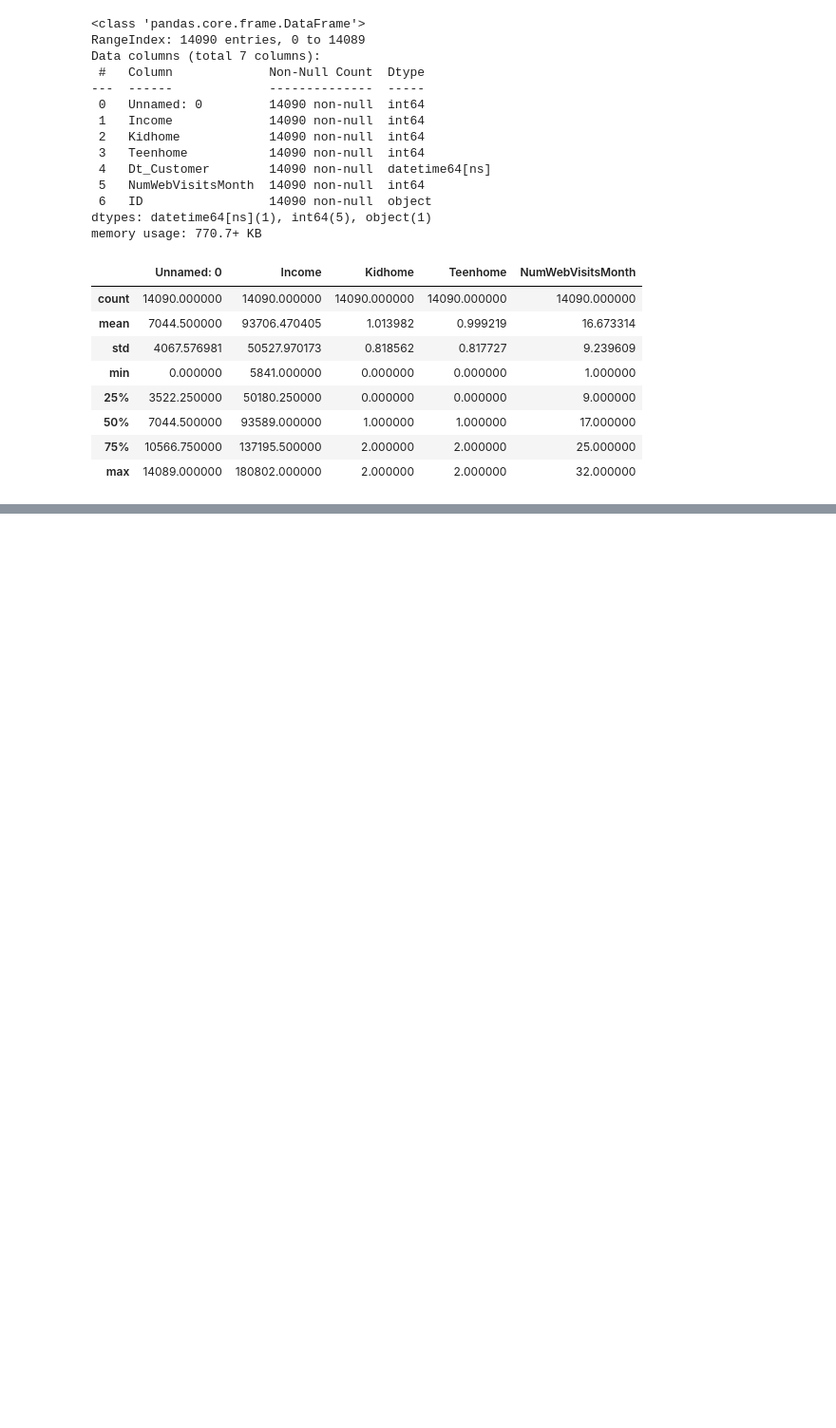
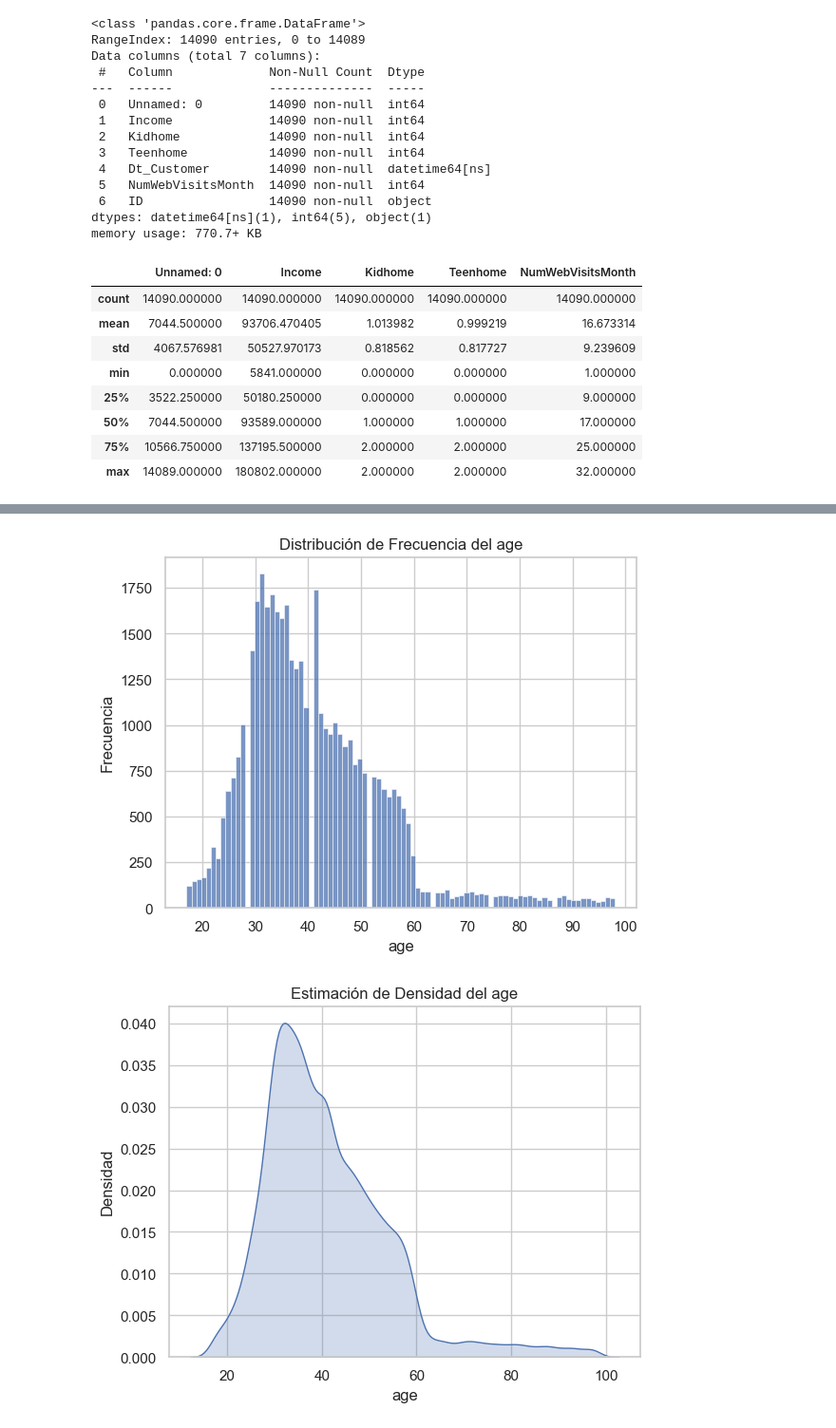
Before and after one commit to Carlolopespesia/Master-on-Data-Analytics, a Jupyter notebook: EDA Python/Cuaderno/cuaderno.ipynb, the cells around one changed output, grey strips where cells are left out. Shown at 95% size. Drawn from its saved outputs; the diff is of its cells as text; code cells hidden in the pictures; blank space fills up the shorter version.

```diff
--- a/EDA Python/Cuaderno/cuaderno.ipynb
+++ b/EDA Python/Cuaderno/cuaderno.ipynb
@@ -64,0 +164,9 @@ df_bank.describe()
+# %%
+print(df_bank_limpio.info())
+#Como los valores están ordenador de modo descendente, voy a sustituir los valores nulos por el valor inmediatamente superior que tengan. Ya que los valores no nulos tienen este órden de mayor a menor, los nulos también
+df_bank_limpio['euribor3m'] = df_bank_limpio['euribor3m'].fillna(method='ffill')
+print(df_bank_limpio['euribor3m'])
+print('Últimos 50 elementos de la columna')
+df_bank_limpio['euribor3m'].tail(50)
+print('NUEVOOO')
+print(df_bank_limpio.info())
@@ -64,0 +291,17 @@ df_bank.describe()
+# %%
+import pandas as pd
+
+# Asumiendo que df_bank_limpio es el DataFrame que contiene los datos
+# df = pd.read_csv('tu_archivo.csv')
+
+# Limpiar y convertir las columnas a float64
+for col in ['cons.price.idx', 'cons.conf.idx', 'euribor3m', 'nr.employed']:
+    # Primero, reemplaza las comas por puntos si es el caso (común en datasets europeos)
+    # y luego usa to_numeric para la conversión
+    df_bank_limpio[col] = pd.to_numeric(
+        df_bank_limpio[col].astype(str).str.replace(',', '.'),
+        errors='coerce'
+    )
+
+# Comprueba los tipos de datos para confirmar la conversión
+print(df_bank_limpio.info())
@@ -165,0 +449,22 @@ df_2014.describe()
+# %%
+import pandas as pd
+import seaborn as sns
+import matplotlib.pyplot as plt
+import numpy as np
+
+# Trazamos el histograma de la columna 'age'
+sns.histplot(data=df_bank_limpio, x='age', kde=False)
+plt.title('Distribución de Frecuencia del age')
+plt.xlabel('age')
+plt.ylabel('Frecuencia')
+plt.show()
+
+# Trazamos el gráfico de densidad de la columna 'age'
+sns.kdeplot(df_bank_limpio['age'], fill=True)
+plt.title('Estimación de Densidad del age')
+plt.xlabel('age')
+plt.ylabel('Densidad')
+plt.show()
+# %% [output]
+[figure, added]
+[figure, added]
```
Also changed, not shown: parts of 85 cells of this notebook, 3 other files.
